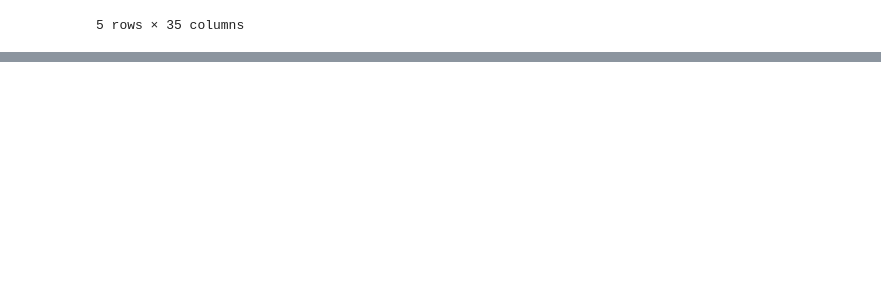
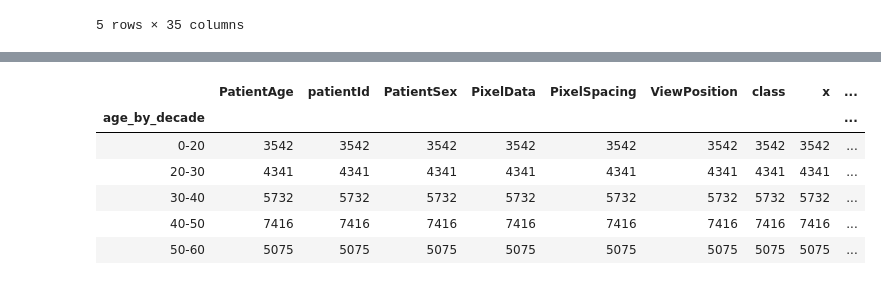
Before and after one commit to pachueud/capstone_project-1, a Jupyter notebook: Capstone Project - Deepak.ipynb, the cells around one changed output, grey strips where cells are left out. Cells and saved outputs as stored; diff of their text form; code cells hidden in the pictures; blank space fills up the shorter version.

```diff
--- a/Capstone Project - Deepak.ipynb
+++ b/Capstone Project - Deepak.ipynb
@@ -631,0 +668,3 @@ test_data.head()
+# %%
+test = test_data.rename(columns = {'PatientID':'patientId'})
+train = train_data.rename(columns = {'PatientID':'patientId'})
@@ -631,0 +694,12 @@ test_data.head()
+# %%
+# drop unwanted columns
+columnsNotRequired = ['BitsAllocated', 'BitsStored', 'Columns', 'HighBit',
+                'InstanceNumber', 'LossyImageCompression', 'PixelRepresentation',
+                'Rows', 'SamplesPerPixel', 'SeriesNumber', 'StudyDate',
+                'AccessionNumber', 'PatientBirthDate', 'PatientOrientation',
+                'ReferringPhysicianName', 'StudyID', 'StudyTime', 'BodyPartExamined',
+                'ConversionType', 'LossyImageCompressionMethod', 'Modality', 'PhotometricInterpretation',
+                'SOPClassUID', 'SpecificCharacterSet', 'PatientName', 'SOPInstanceUID',
+                'SeriesInstanceUID', 'StudyInstanceUID', 'SeriesDescription']
+
+train = train.drop(columnsNotRequired, axis = 1)
@@ -631,0 +717,4 @@ test_data.head()
+# %%
+# merge data with patient information
+finalPatientTrainInfo = train.merge(mergedDF, on = 'patientId', how = 'inner')
+finalPatientTestInfo = test.merge(mergedDF, on = 'patientId', how = 'inner')
@@ -631,0 +751,3 @@ test_data.head()
+# %%
+#create age bucket
+finalPatientTrainInfo['age_by_decade'] = pd.cut(x=pd.to_numeric(finalPatientTrainInfo['PatientAge']), bins=[19, 29, 39, 49,59,69,79,89,99], labels=['0-20', '20-30', '30-40','40-50','50-60','60-70','70-80','80-90'])
@@ -631,0 +763,11 @@ test_data.head()
+# %%
+#get data based on age group
+finalPatientTrainInfo.groupby("age_by_decade").count().head()
+# %% [output]
+|  | PatientAge | patientId | PatientSex | PixelData | PixelSpacing | ViewPosition | class | x | ... |
+| age_by_decade |  |  |  |  |  |  |  |  | ... |
+| 0-20 | 3542 | 3542 | 3542 | 3542 | 3542 | 3542 | 3542 | 3542 | ... |
+| 20-30 | 4341 | 4341 | 4341 | 4341 | 4341 | 4341 | 4341 | 4341 | ... |
+| 30-40 | 5732 | 5732 | 5732 | 5732 | 5732 | 5732 | 5732 | 5732 | ... |
+| 40-50 | 7416 | 7416 | 7416 | 7416 | 7416 | 7416 | 7416 | 7416 | ... |
+| 50-60 | 5075 | 5075 | 5075 | 5075 | 5075 | 5075 | 5075 | 5075 | ... |
```
Also changed, not shown: parts of 24 cells of this notebook, 1 other file.
